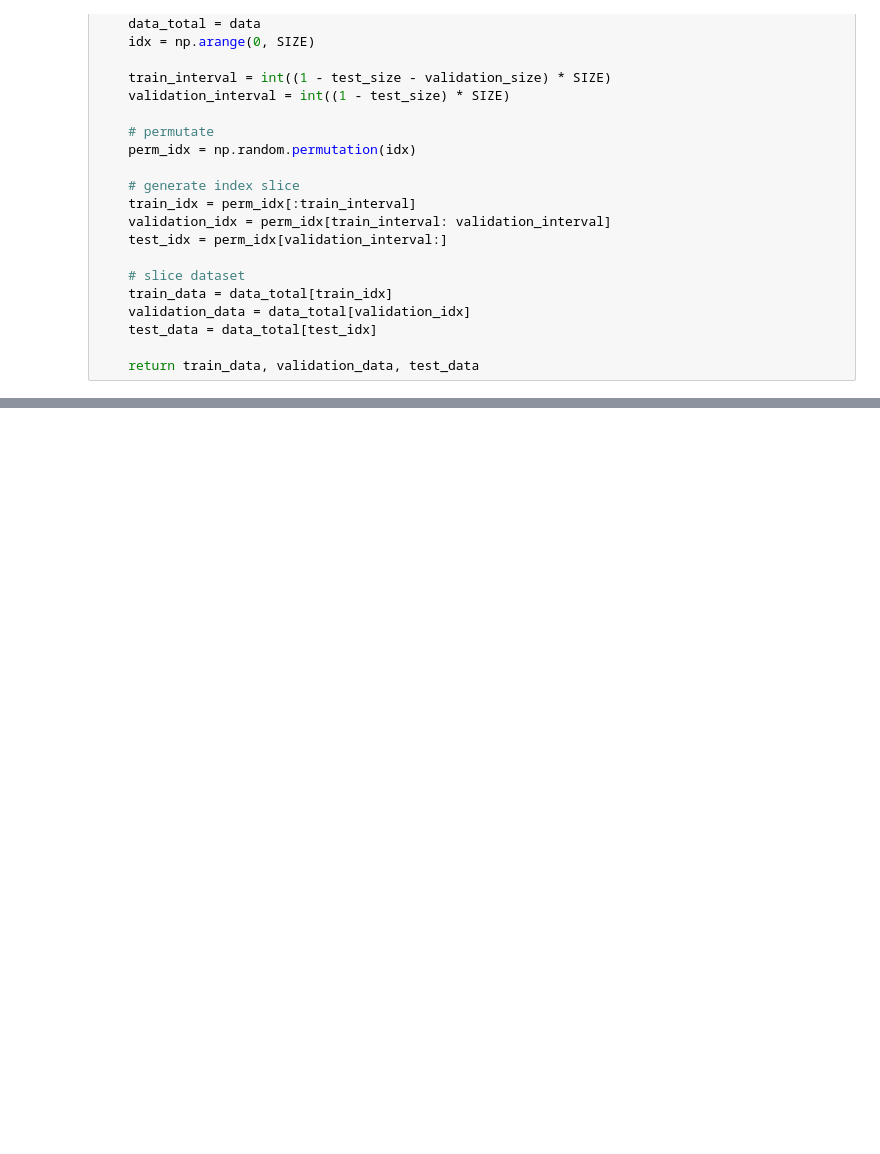
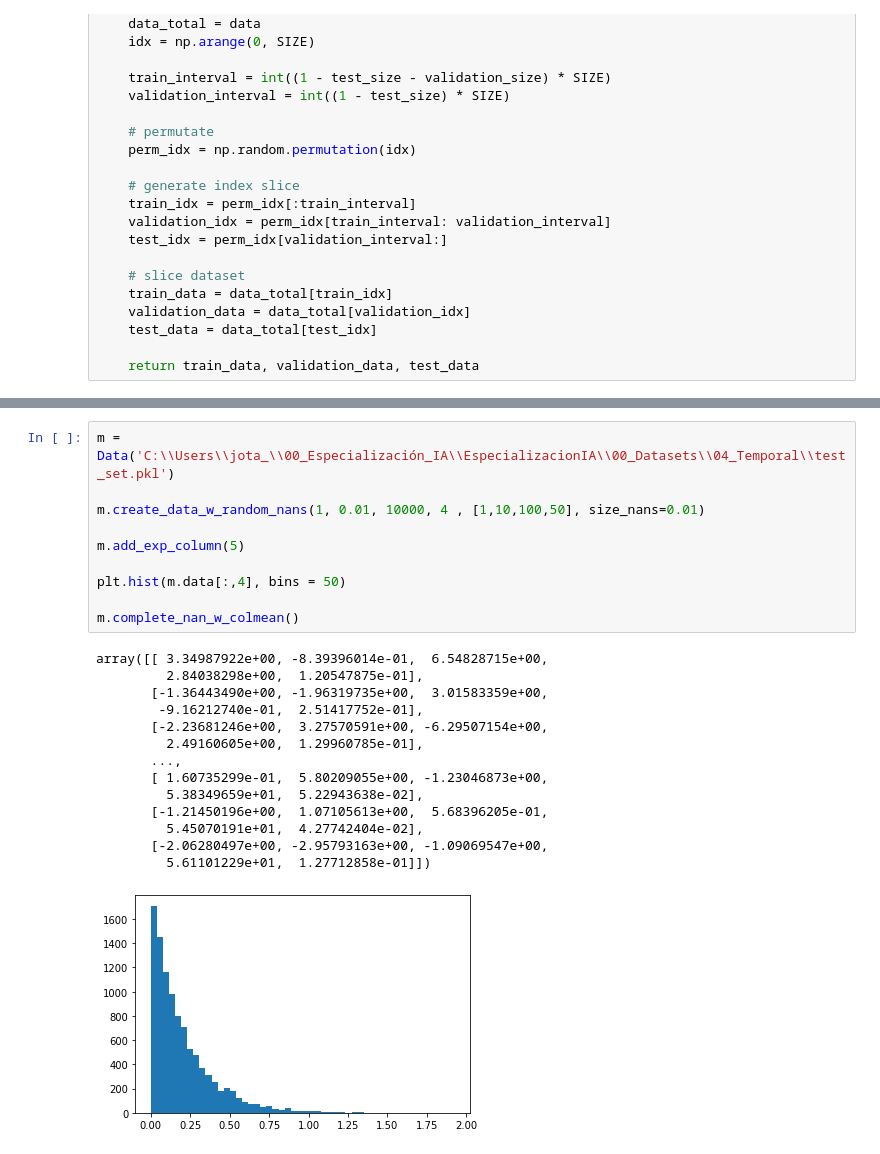
Before and after one commit to jmorellid/EspecializacionIA, a Jupyter notebook: 01_Introducción_Inteligencia_Artificial/01_C2_Ejercicios_IIA.ipynb, the cells around one changed output, grey strips where cells are left out. Saved outputs shown, nothing was run; the diff lists cells and outputs as text; blank space fills up the shorter version.

```diff
--- a/01_Introducción_Inteligencia_Artificial/01_C2_Ejercicios_IIA.ipynb
+++ b/01_Introducción_Inteligencia_Artificial/01_C2_Ejercicios_IIA.ipynb
@@ -222,0 +342,25 @@ b. Generar un dataset con 100K de muestras.
+# %%
+m = Data('C:\\Users\\jota_\\00_Especialización_IA\\EspecializacionIA\\00_Datasets\\04_Temporal\\test_set.pkl')
+
+m.create_data_w_random_nans(1, 0.01, 10000, 4 , [1,10,100,50], size_nans=0.01)
+
+m.add_exp_column(5)
+
+plt.hist(m.data[:,4], bins = 50)
+
+m.complete_nan_w_colmean()
+# %% [output]
+array([[ 3.34987922e+00, -8.39396014e-01,  6.54828715e+00,
+         2.84038298e+00,  1.20547875e-01],
+       [-1.36443490e+00, -1.96319735e+00,  3.01583359e+00,
+        -9.16212740e-01,  2.51417752e-01],
+       [-2.23681246e+00,  3.27570591e+00, -6.29507154e+00,
+         2.49160605e+00,  1.29960785e-01],
+       ...,
+       [ 1.60735299e-01,  5.80209055e+00, -1.23046873e+00,
+         5.38349659e+01,  5.22943638e-02],
+       [-1.21450196e+00,  1.07105613e+00,  5.68396205e-01,
+         5.45070191e+01,  4.27742404e-02],
+       [-2.06280497e+00, -2.95793163e+00, -1.09069547e+00,
+         5.61101229e+01,  1.27712858e-01]])
+[figure, added]
```
Also changed, not shown: parts of 7 cells of this notebook.
